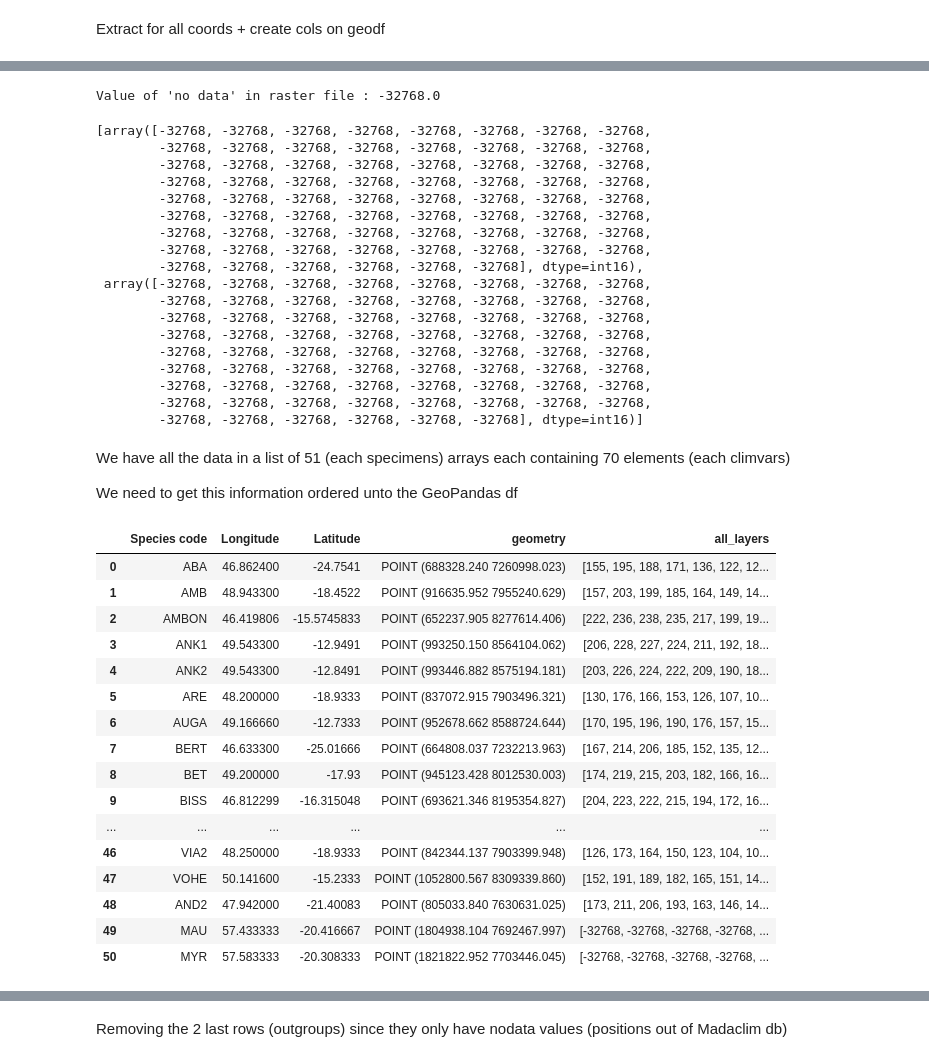
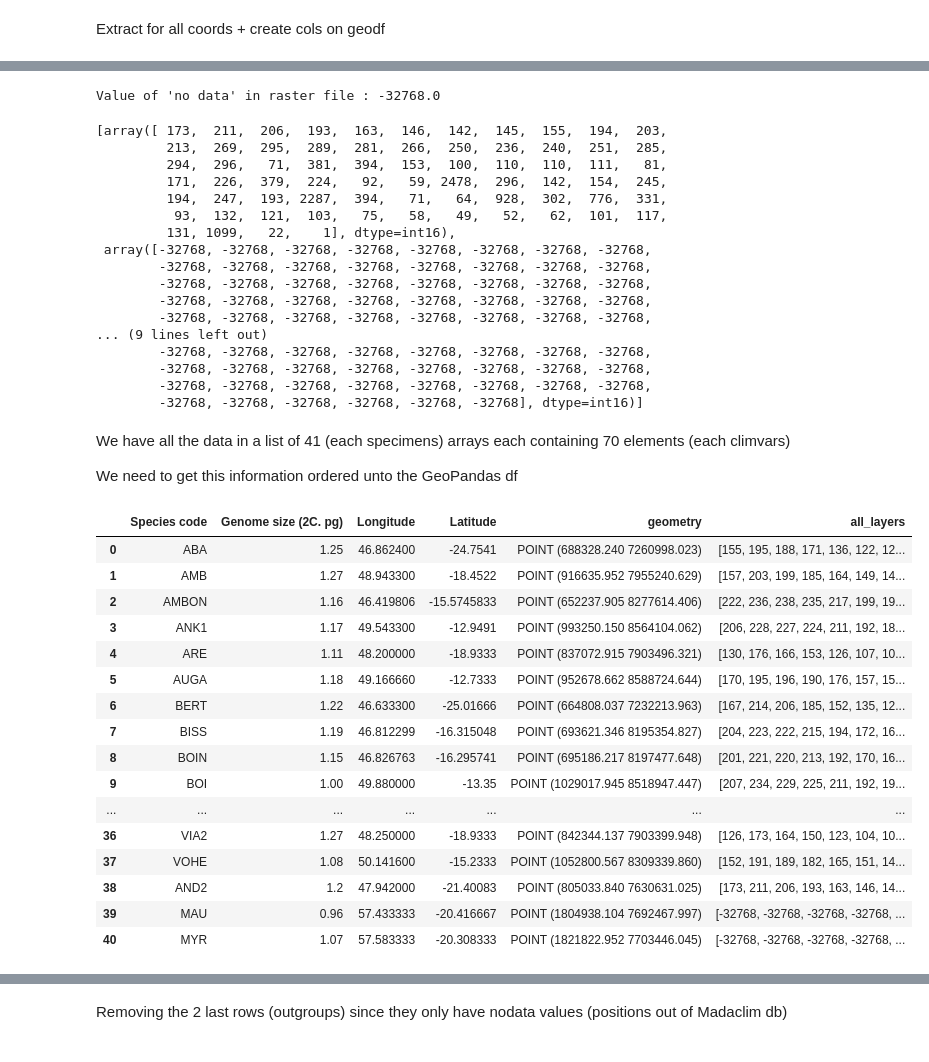
Before and after one commit to tahiri-lab/py_madaclim, a Jupyter notebook: src/data_exploration.ipynb, the cells around one changed output, grey strips where cells are left out. Drawn from its saved outputs; the diff is of its cells as text; code cells hidden in the pictures.

```diff
--- a/src/data_exploration.ipynb
+++ b/src/data_exploration.ipynb
@@ -258,7 +260,7 @@ df_positions_all.head()
 Create shapely.Point objects from GPS coordinates
 # %%
 # Beware of lon/lat order in instance creation
-points = [Point(float(row["Longitude"]), float(row["Latitude"])) for index, row in df_positions_all.iterrows()]
+points = [Point(float(row["Longitude"]), float(row["Latitude"])) for index, row in df_gbs.iterrows()]
 points[0:10]
 # %% [output]
 [<POINT (46.862 -24.754)>,
@@ -275,7 +277,7 @@ points[0:10]
 Create GeoPandas dataframe
 # %%
 # Original coordinates under GPS format aka epsg:4326
-gdf_postions_all = "Reset"
-gdf_postions_all = gpd.GeoDataFrame(df_positions_all, geometry=points, crs=4326)
-gdf_postions_all.head()
+gdf_gbs = "Reset"
+gdf_gbs = gpd.GeoDataFrame(df_gbs, geometry=points, crs=4326)
+gdf_gbs.head()
 # %% [output]
@@ -344,0 +306,3 @@ dtype: float64
+# %%
+gdf_gbs = gdf_gbs.to_crs(32738)
+gdf_gbs.head()
@@ -393,7 +374,7 @@ gdf_postions_all.head()
 Extract for all coords + create cols on geodf
 # %%
 # Create a list of coordinates under EPSG:32738
-coord_list = [(x,y) for x,y in zip(gdf_postions_all["geometry"].x, gdf_postions_all["geometry"].y)]
+coord_list = [(x,y) for x,y in zip(gdf_gbs["geometry"].x, gdf_gbs["geometry"].y)]
 coord_list[0:5]
 # print(len(coord_list))
 # %% [output]
@@ -419,53 +400,52 @@ array([ 155,  195,  188,  171,  136,  122,  120,  124,  138,  173,  188,
 # %%
 # Note to remove in df 2 outgroups since they have no data in the Madaclim db
 print(f"Value of 'no data' in raster file : {raster_mada.nodata}")
-all_vals[49:51]
+all_vals[-3:]
 # %% [output]
 Value of 'no data' in raster file : -32768.0
-[array([-32768, -32768, -32768, -32768, -32768, -32768, -32768, -32768,
-        -32768, -32768, -32768, -32768, -32768, -32768, -32768, -32768,
-        -32768, -32768, -32768, -32768, -32768, -32768, -32768, -32768,
-        -32768, -32768, -32768, -32768, -32768, -32768, -32768, -32768,
-        -32768, -32768, -32768, -32768, -32768, -32768, -32768, -32768,
-        -32768, -32768, -32768, -32768, -32768, -32768, -32768, -32768,
-        -32768, -32768, -32768, -32768, -32768, -32768, -32768, -32768,
-        -32768, -32768, -32768, -32768, -32768, -32768, -32768, -32768,
-        -32768, -32768, -32768, -32768, -32768, -32768], dtype=int16),
+[array([ 173,  211,  206,  193,  163,  146,  142,  145,  155,  194,  203,
+         213,  269,  295,  289,  281,  266,  250,  236,  240,  251,  285,
+         294,  296,   71,  381,  394,  153,  100,  110,  110,  111,   81,
+         171,  226,  379,  224,   92,   59, 2478,  296,  142,  154,  245,
+         194,  247,  193, 2287,  394,   71,   64,  928,  302,  776,  331,
+          93,  132,  121,  103,   75,   58,   49,   52,   62,  101,  117,
+         131, 1099,   22,    1], dtype=int16),
  array([-32768, -32768, -32768, -32768, -32768, -32768, -32768, -32768,
         -32768, -32768, -32768, -32768, -32768, -32768, -32768, -32768,
         -32768, -32768, -32768, -32768, -32768, -32768, -32768, -32768,
         -32768, -32768, -32768, -32768, -32768, -32768, -32768, -32768,
         -32768, -32768, -32768, -32768, -32768, -32768, -32768, -32768,
+... (9 lines left out)
         -32768, -32768, -32768, -32768, -32768, -32768, -32768, -32768,
         -32768, -32768, -32768, -32768, -32768, -32768, -32768, -32768,
         -32768, -32768, -32768, -32768, -32768, -32768, -32768, -32768,
         -32768, -32768, -32768, -32768, -32768, -32768], dtype=int16)]
 # %% [markdown]
-We have all the data in a list of 51 (each specimens) arrays each containing 70 elements (each climvars)
+We have all the data in a list of 41 (each specimens) arrays each containing 70 elements (each climvars)
 
 We need to get this information ordered unto the GeoPandas df
 # %%
 # Add all_vals arrays in single col in df
-gdf_postions_all["all_layers"] = all_vals
-gdf_postions_all
+gdf_gbs["all_layers"] = all_vals
+gdf_gbs
 # %% [output]
-|  | Species code | Longitude | Latitude | geometry | all_layers |
-| 0 | ABA | 46.862400 | -24.7541 | POINT (688328.240 7260998.023) | [155, 195, 188, 171, 136, 122, 12... |
-| 1 | AMB | 48.943300 | -18.4522 | POINT (916635.952 7955240.629) | [157, 203, 199, 185, 164, 149, 14... |
-| 2 | AMBON | 46.419806 | -15.5745833 | POINT (652237.905 8277614.406) | [222, 236, 238, 235, 217, 199, 19... |
-| 3 | ANK1 | 49.543300 | -12.9491 | POINT (993250.150 8564104.062) | [206, 228, 227, 224, 211, 192, 18... |
-| 4 | ANK2 | 49.543300 | -12.8491 | POINT (993446.882 8575194.181) | [203, 226, 224, 222, 209, 190, 18... |
-| 5 | ARE | 48.200000 | -18.9333 | POINT (837072.915 7903496.321) | [130, 176, 166, 153, 126, 107, 10... |
-| 6 | AUGA | 49.166660 | -12.7333 | POINT (952678.662 8588724.644) | [170, 195, 196, 190, 176, 157, 15... |
-| 7 | BERT | 46.633300 | -25.01666 | POINT (664808.037 7232213.963) | [167, 214, 206, 185, 152, 135, 12... |
-| 8 | BET | 49.200000 | -17.93 | POINT (945123.428 8012530.003) | [174, 219, 215, 203, 182, 166, 16... |
-| 9 | BISS | 46.812299 | -16.315048 | POINT (693621.346 8195354.827) | [204, 223, 222, 215, 194, 172, 16... |
-| ... | ... | ... | ... | ... | ... |
-| 46 | VIA2 | 48.250000 | -18.9333 | POINT (842344.137 7903399.948) | [126, 173, 164, 150, 123, 104, 10... |
-| 47 | VOHE | 50.141600 | -15.2333 | POINT (1052800.567 8309339.860) | [152, 191, 189, 182, 165, 151, 14... |
-| 48 | AND2 | 47.942000 | -21.40083 | POINT (805033.840 7630631.025) | [173, 211, 206, 193, 163, 146, 14... |
-| 49 | MAU | 57.433333 | -20.416667 | POINT (1804938.104 7692467.997) | [-32768, -32768, -32768, -32768, ... |
-| 50 | MYR | 57.583333 | -20.308333 | POINT (1821822.952 7703446.045) | [-32768, -32768, -32768, -32768, ... |
+|  | Species code | Genome size (2C. pg) | Longitude | Latitude | geometry | all_layers |
+| 0 | ABA | 1.25 | 46.862400 | -24.7541 | POINT (688328.240 7260998.023) | [155, 195, 188, 171, 136, 122, 12... |
+| 1 | AMB | 1.27 | 48.943300 | -18.4522 | POINT (916635.952 7955240.629) | [157, 203, 199, 185, 164, 149, 14... |
+| 2 | AMBON | 1.16 | 46.419806 | -15.5745833 | POINT (652237.905 8277614.406) | [222, 236, 238, 235, 217, 199, 19... |
+| 3 | ANK1 | 1.17 | 49.543300 | -12.9491 | POINT (993250.150 8564104.062) | [206, 228, 227, 224, 211, 192, 18... |
+| 4 | ARE | 1.11 | 48.200000 | -18.9333 | POINT (837072.915 7903496.321) | [130, 176, 166, 153, 126, 107, 10... |
+| 5 | AUGA | 1.18 | 49.166660 | -12.7333 | POINT (952678.662 8588724.644) | [170, 195, 196, 190, 176, 157, 15... |
+| 6 | BERT | 1.22 | 46.633300 | -25.01666 | POINT (664808.037 7232213.963) | [167, 214, 206, 185, 152, 135, 12... |
+| 7 | BISS | 1.19 | 46.812299 | -16.315048 | POINT (693621.346 8195354.827) | [204, 223, 222, 215, 194, 172, 16... |
+| 8 | BOIN | 1.15 | 46.826763 | -16.295741 | POINT (695186.217 8197477.648) | [201, 221, 220, 213, 192, 170, 16... |
+| 9 | BOI | 1.00 | 49.880000 | -13.35 | POINT (1029017.945 8518947.447) | [207, 234, 229, 225, 211, 192, 19... |
+| ... | ... | ... | ... | ... | ... | ... |
+| 36 | VIA2 | 1.27 | 48.250000 | -18.9333 | POINT (842344.137 7903399.948) | [126, 173, 164, 150, 123, 104, 10... |
+| 37 | VOHE | 1.08 | 50.141600 | -15.2333 | POINT (1052800.567 8309339.860) | [152, 191, 189, 182, 165, 151, 14... |
+| 38 | AND2 | 1.2 | 47.942000 | -21.40083 | POINT (805033.840 7630631.025) | [173, 211, 206, 193, 163, 146, 14... |
+| 39 | MAU | 0.96 | 57.433333 | -20.416667 | POINT (1804938.104 7692467.997) | [-32768, -32768, -32768, -32768, ... |
+| 40 | MYR | 1.07 | 57.583333 | -20.308333 | POINT (1821822.952 7703446.045) | [-32768, -32768, -32768, -32768, ... |
 # %%
 # Adding each layer has a column (layer num + units) for each specimen
 for i, (k, v) in enumerate(mada_layers.items()):
```
Also changed, not shown: parts of 34 cells of this notebook.
